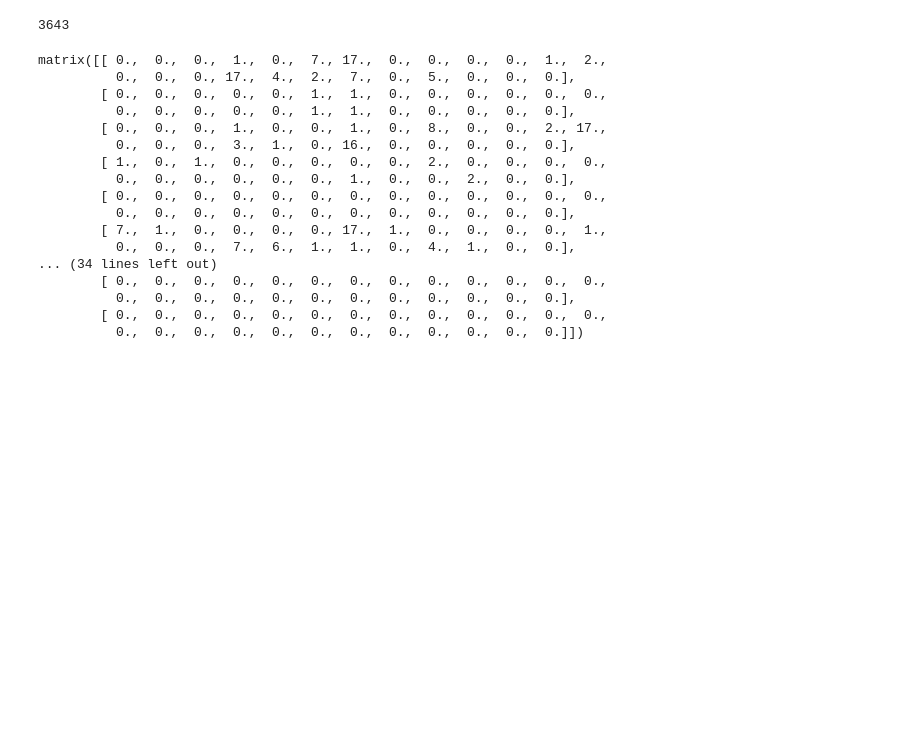
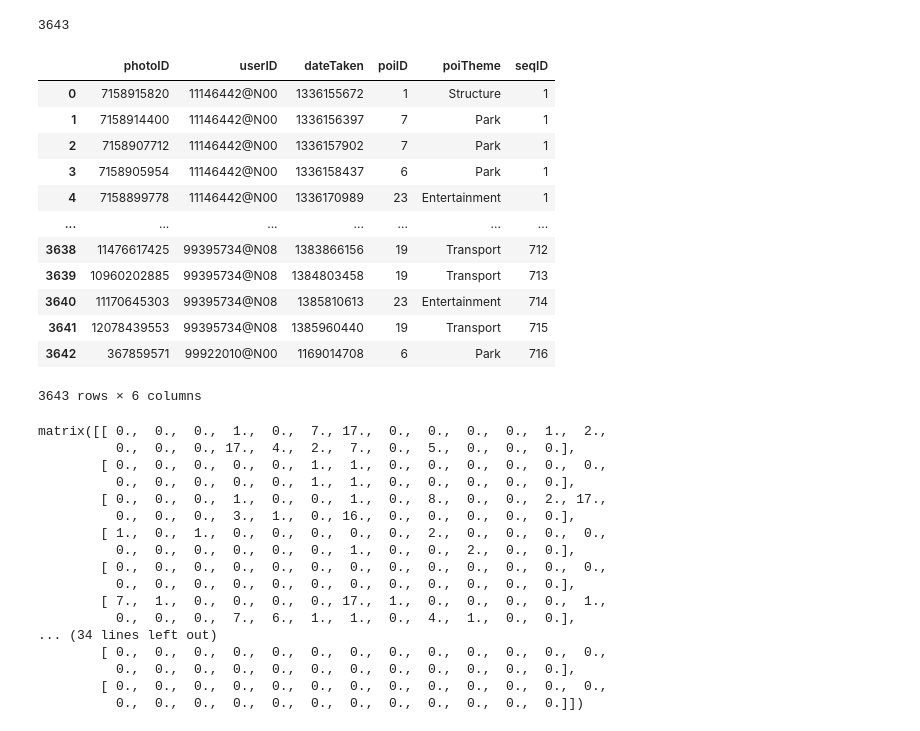
Before and after one commit to LABORA-INF-UFG/MARC-PTR, a Jupyter notebook: 1_create_adjacences.ipynb, the cells around one changed output. Saved outputs shown, nothing was run; the diff lists cells and outputs as text; code cells hidden in the pictures; blank space fills up the shorter version.

```diff
--- a/1_create_adjacences.ipynb
+++ b/1_create_adjacences.ipynb
@@ -2,4 +2,6 @@
 import numpy as np
 import pandas as pd
 import pickle as pk
+# %%
+city = 'Perth'
 # %%
@@ -9,7 +11,7 @@ quantity_of_POIS
 # %% [output]
 25
 # %%
-data = pd.read_csv("data_process/RawData/Perth/touristsVisits.csv")
+data = pd.read_csv("data_process/_RawData/" + city + "/touristsVisits.csv")
 #data = data.head(10)
 data.head()
 # %% [output]
@@ -28,3 +30,19 @@ quant
 global_adj = np.matrix(np.zeros(shape=(quantity_of_POIS,quantity_of_POIS)))
 local_adj = dict.fromkeys(list(data['userID']),np.matrix(np.zeros(shape=(quantity_of_POIS,quantity_of_POIS))))
 #local_adj
+# %%
+data
+# %% [output]
+|  | photoID | userID | dateTaken | poiID | poiTheme | seqID |
+| 0 | 7158915820 | 11146442@N00 | 1336155672 | 1 | Structure | 1 |
+| 1 | 7158914400 | 11146442@N00 | 1336156397 | 7 | Park | 1 |
+| 2 | 7158907712 | 11146442@N00 | 1336157902 | 7 | Park | 1 |
+| 3 | 7158905954 | 11146442@N00 | 1336158437 | 6 | Park | 1 |
+| 4 | 7158899778 | 11146442@N00 | 1336170989 | 23 | Entertainment | 1 |
+| ... | ... | ... | ... | ... | ... | ... |
+| 3638 | 11476617425 | 99395734@N08 | 1383866156 | 19 | Transport | 712 |
+| 3639 | 10960202885 | 99395734@N08 | 1384803458 | 19 | Transport | 713 |
+| 3640 | 11170645303 | 99395734@N08 | 1385810613 | 23 | Entertainment | 714 |
+| 3641 | 12078439553 | 99395734@N08 | 1385960440 | 19 | Transport | 715 |
+| 3642 | 367859571 | 99922010@N00 | 1169014708 | 6 | Park | 716 |
+3643 rows × 6 columns
```
Also changed, not shown: parts of 3 cells of this notebook, 11 other files.
